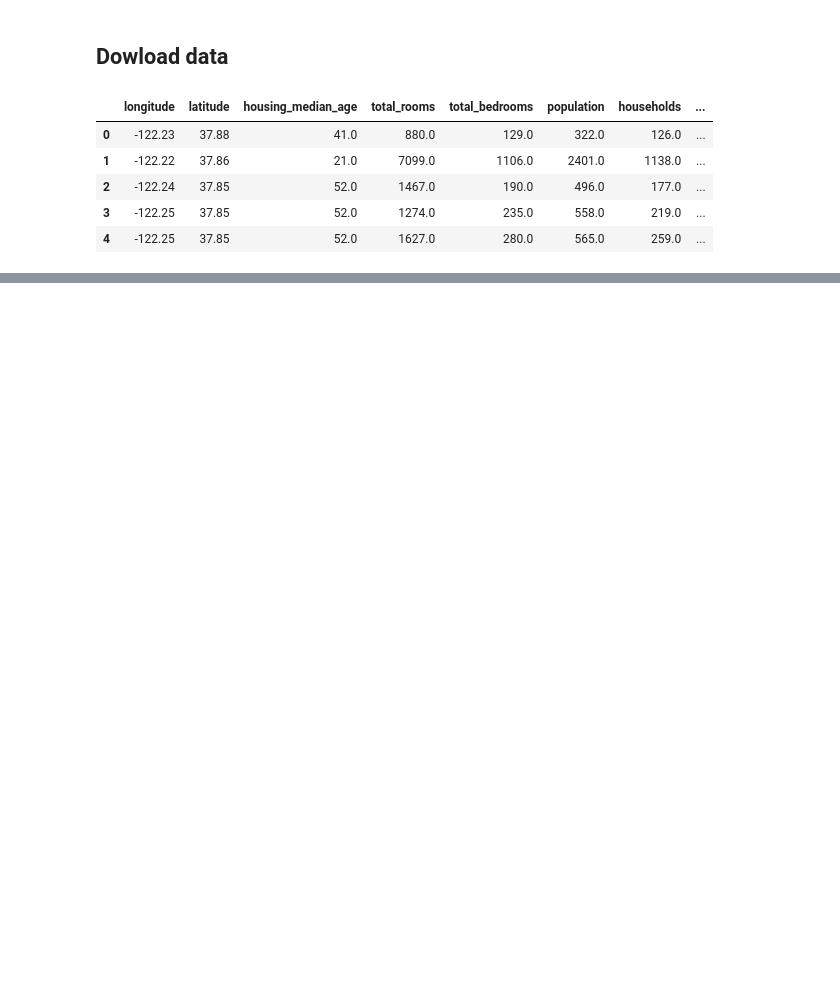
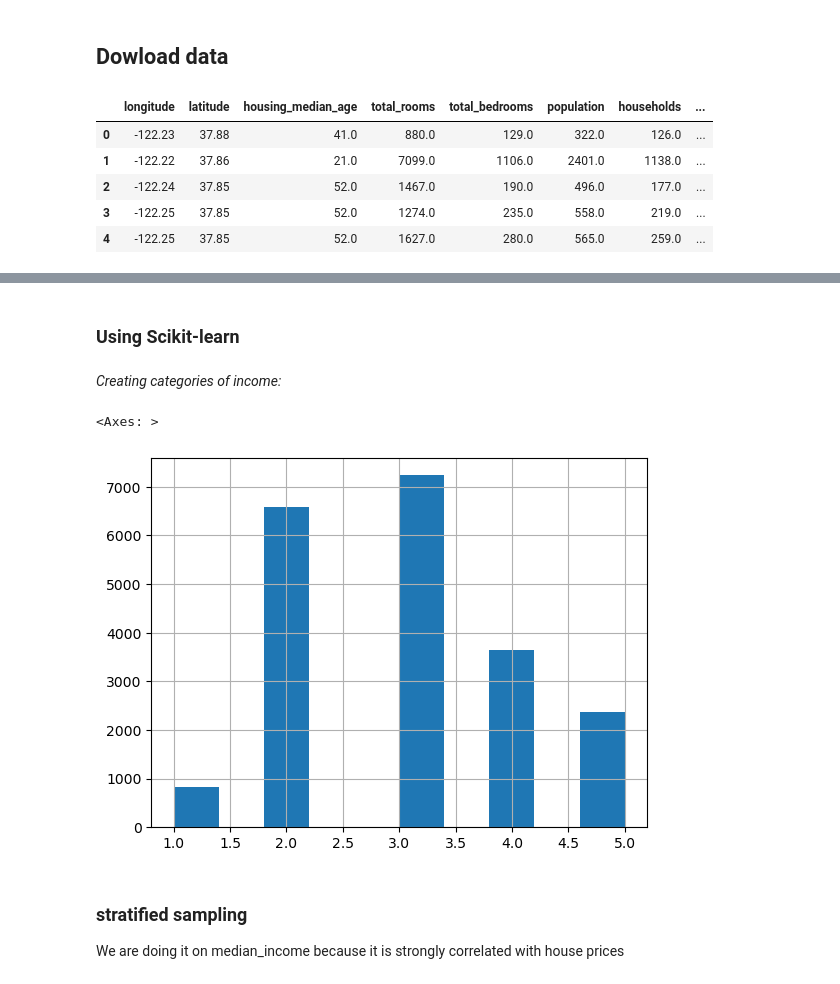
Before and after one commit to evinracher/ml-homl-book-exercise-and-notes, a Jupyter notebook: chapter2/housing-exercise.ipynb, the cells around one changed output, grey strips where cells are left out. Saved outputs shown, nothing was run; the diff lists cells and outputs as text; code cells hidden in the pictures; blank space fills up the shorter version.

```diff
--- a/chapter2/housing-exercise.ipynb
+++ b/chapter2/housing-exercise.ipynb
@@ -35,0 +144,2 @@ housing.head()
+# %% [markdown]
+### Using Scikit-learn
@@ -35,0 +150,17 @@ housing.head()
+# %% [markdown]
+_Creating categories of income:_
+# %%
+housing["income_cat"] = pd.cut(
+    housing["median_income"],
+    bins=[0.0, 1.5, 3.0, 4.5, 6.0, np.inf],
+    labels=[1, 2, 3, 4, 5],
+)
+# %%
+housing["income_cat"].hist()
+# %% [output]
+<Axes: >
+[figure, added]
+# %% [markdown]
+### stratified sampling
+
+We are doing it on median_income because it is strongly correlated with house prices
```
Also changed, not shown: parts of 51 cells of this notebook.
